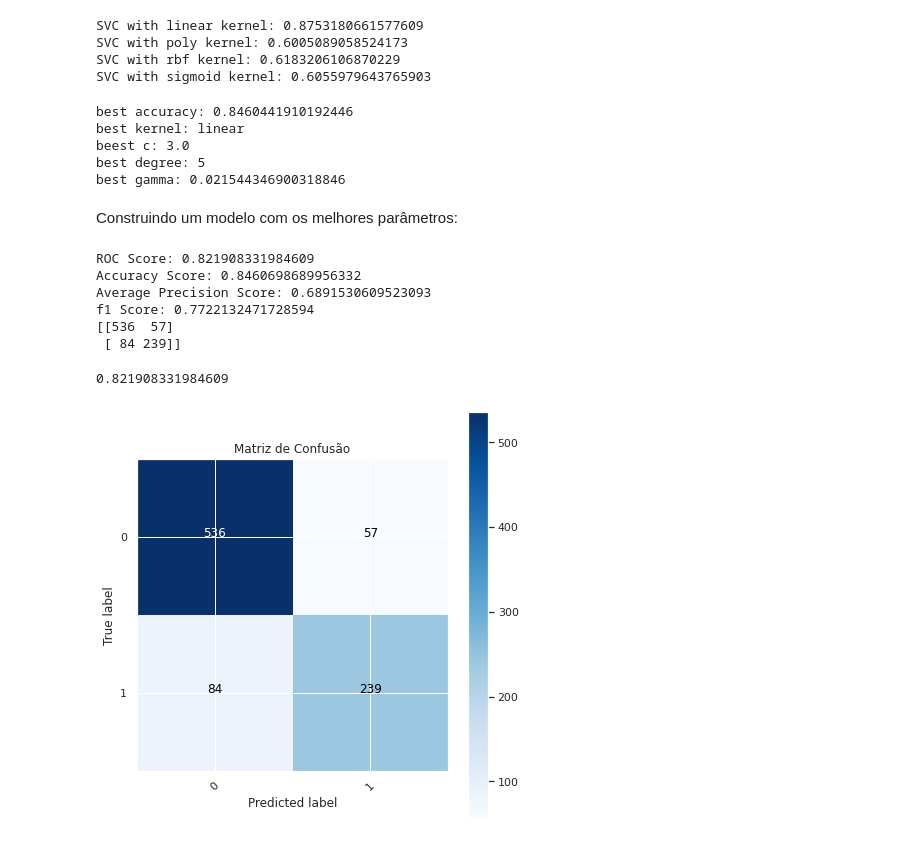
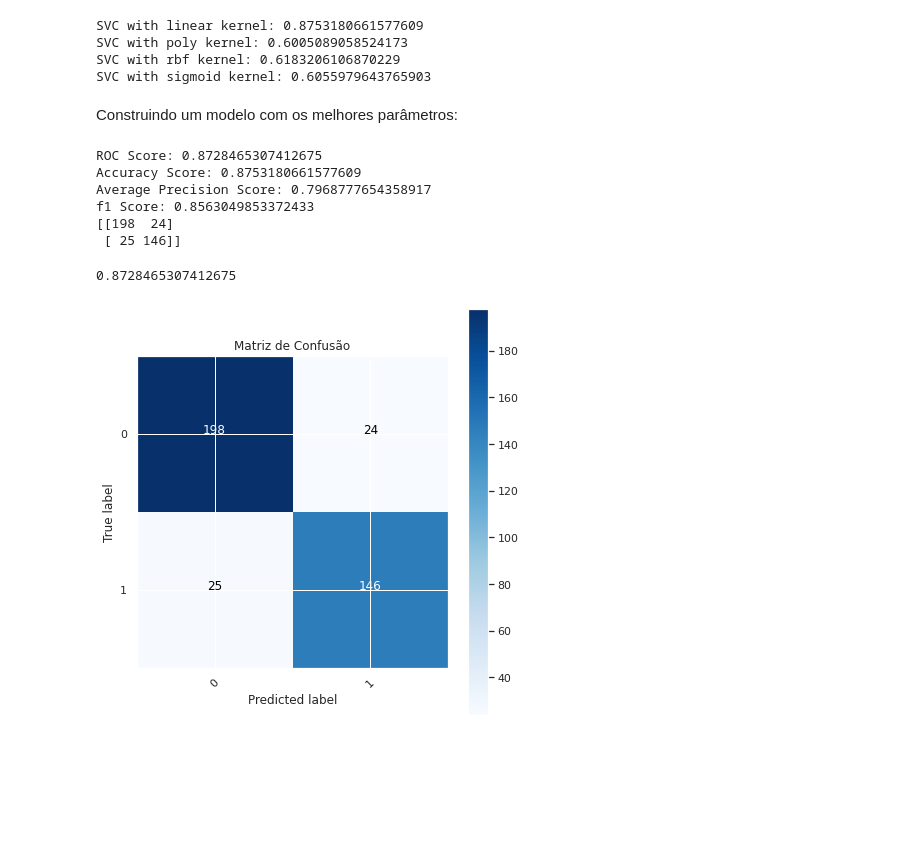
Before and after one commit to GDevigili/machine-learning-coursework, a Jupyter notebook: main.ipynb, the cells around one changed output. Cells and saved outputs as stored; diff of their text form; code cells hidden in the pictures; blank space fills up the shorter version.

Commit message:
just stop running the SVM Classifier because it runs for too much time

```diff
--- a/main.ipynb
+++ b/main.ipynb
@@ -565,44 +566,38 @@ param_grid = {
     'gamma': np.logspace(-5, 0, 7)
 }
 
-best_svc = model_selection.RandomizedSearchCV(SVC(), param_grid, cv=5, scoring='accuracy', n_jobs=-1).fit(x_train, y_train)
+# the following line of the code is commented because it runs for too much time (some hours hehe)
+# the results are kernel = 'linear', c = 3.0, degree = 5 and gamma = 0.021544346900318846, with an accuracy of 0.8460441910192446
+# choose_sgd = model_selection.RandomizedSearchCV(SVC(), param_grid, cv=5, scoring='accuracy', n_jobs=-1).fit(x_train, y_train)
 
-print(f'best accuracy: {best_svc.best_score_}')
-print(f'best kernel: {best_svc.best_estimator_.kernel}')
-print(f'beest c: {best_svc.best_estimator_.C}')
-print(f'best degree: {best_svc.best_estimator_.degree}')
-print(f'best gamma: {best_svc.best_estimator_.gamma}')
+print(f'best accuracy: {choose_sgd.best_score_}')
+print(f'best kernel: {choose_sgd.best_estimator_.kernel}')
+print(f'best c: {choose_sgd.best_estimator_.C}')
+print(f'best degree: {choose_sgd.best_estimator_.degree}')
+print(f'best gamma: {choose_sgd.best_estimator_.gamma}')
-# %% [output]
-best accuracy: 0.8460441910192446
-best kernel: linear
-beest c: 3.0
-best degree: 5
-best gamma: 0.021544346900318846
 # %% [markdown]
 Construindo um modelo com os melhores parâmetros:
 # %%
-SVC(
-    kernel=best_svc.best_estimator_.kernel,
-    C=best_svc.best_estimator_.C,
-    degree=best_svc.best_estimator_.degree,
-    gamma=best_svc.best_estimator_.gamma,
+best_svc = SVC(
+    kernel='linear',
+    C=3.0,
+    degree=5,
+    gamma=0.021544346900318846,
     max_iter=-1,
     shrinking=True,
     tol=0.001,
     probability=False,
     cache_size=200,
     random_state=0
 ).fit(x_train, y_train)
 
-accuracy_score(best_svc.predict(x_test), y_test)
-
-classifier_evaluation(best_svc, x_train, y_train)
+classifier_evaluation(best_svc, x_test, y_test)
 # %% [output]
-ROC Score: 0.821908331984609
-Accuracy Score: 0.8460698689956332
-Average Precision Score: 0.6891530609523093
-f1 Score: 0.7722132471728594
-[[536  57]
- [ 84 239]]
+ROC Score: 0.8728465307412675
+Accuracy Score: 0.8753180661577609
+Average Precision Score: 0.7968777654358917
+f1 Score: 0.8563049853372433
+[[198  24]
+ [ 25 146]]
-0.821908331984609
+0.8728465307412675
-[figure, old version]
+[figure, new version]
```
Also changed, not shown: parts of 6 cells of this notebook.
